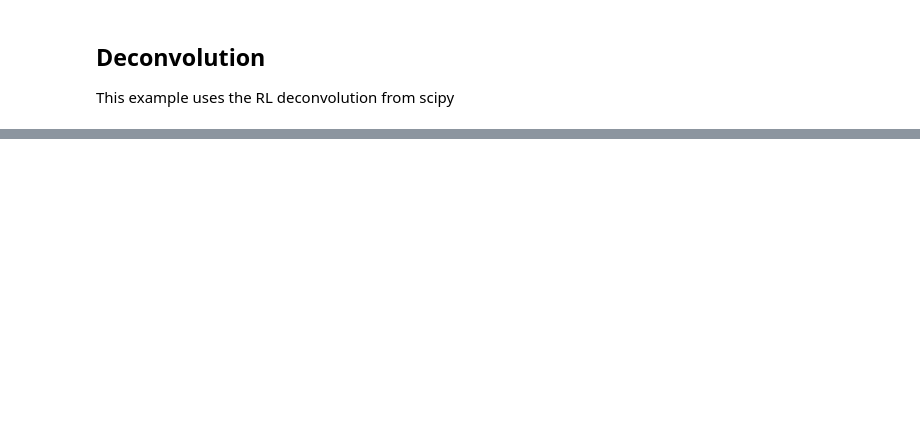
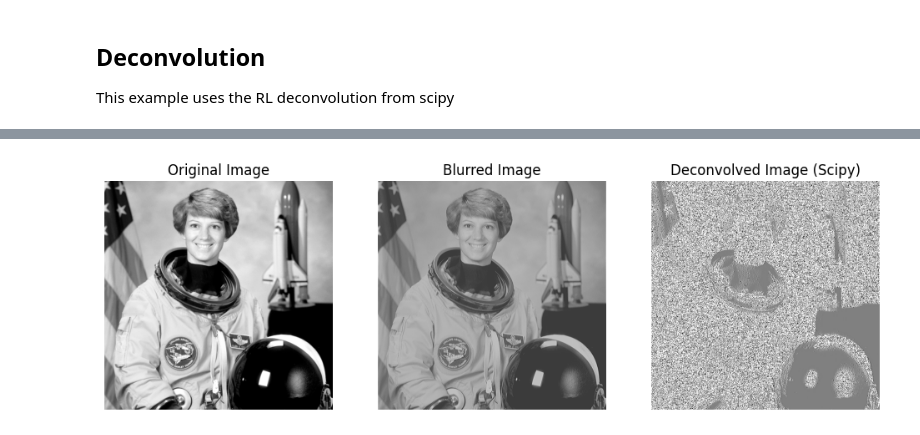
Before and after one commit to UIUC-BIOE488/yifan20_Lab5, a Jupyter notebook: Lab5.ipynb, the cells around one changed output, grey strips where cells are left out. Cells and saved outputs as stored; diff of their text form; code cells hidden in the pictures; blank space fills up the shorter version.

```diff
--- a/Lab5.ipynb
+++ b/Lab5.ipynb
@@ -272,2 +334,34 @@ plt.show()
 # %%
 ## Try different psf values
+# Example Usage
+# Create a 5x5 Gaussian filter with sigma = 1.0
+
+gaussian_filter = gaussian_filter_2d(size=5, sigma=1.0)
+astro = img_as_float(data.astronaut())
+
+psf = np.array([[0, 0, 0], [-1, 4, -1], [0, 0, 0]])
+
+blurred = convolve2d(astro[:, :, 0], psf, mode='same')
+
+deconvolved_image = scipy_richardson_lucy(blurred, psf, num_iter=60)
+
+# Display results
+plt.figure(figsize=(12, 8))
+plt.subplot(1, 3, 1)
+plt.imshow(astro[:, :, 0], cmap='gray')
+plt.title('Original Image')
+plt.axis('off')
+
+plt.subplot(1, 3, 2)
+plt.imshow(blurred, cmap='gray')
+plt.title('Blurred Image')
+plt.axis('off')
+
+plt.subplot(1, 3, 3)
+plt.imshow(deconvolved_image, cmap='gray')
+plt.title('Deconvolved Image (Scipy)')
+plt.axis('off')
+
+plt.show()
+# %% [output]
+[figure, added]
```
Also changed, not shown: parts of 8 cells of this notebook.
